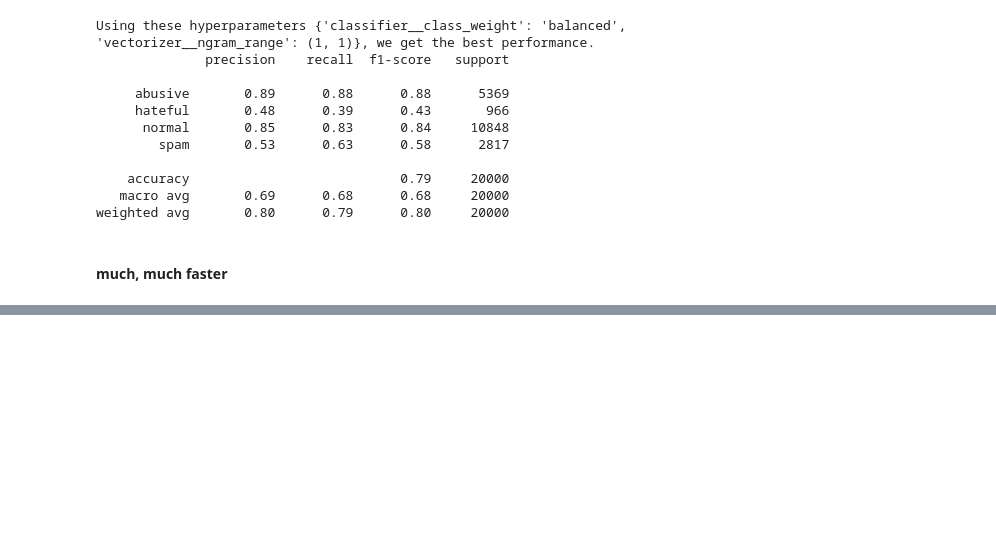
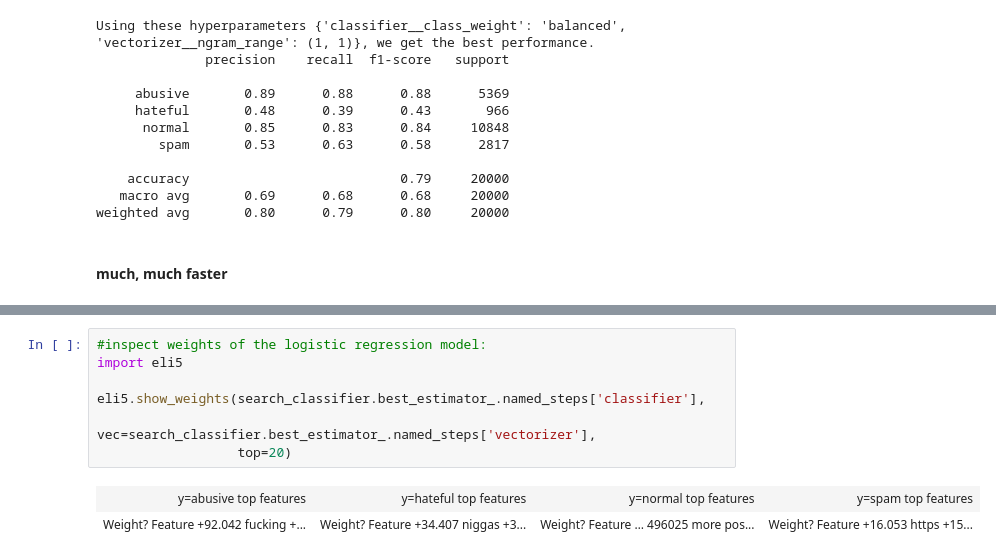
Before and after one commit to annekroon/gesis-machine-learning, a Jupyter notebook: fall-2025/fall-2025_exercises/day4/exercises/exercise-afternoon/challenge-solution-f1-score.ipynb, the cells around one changed output, grey strips where cells are left out. Drawn from its saved outputs; the diff is of its cells as text; blank space fills up the shorter version.

```diff
--- a/fall-2025/fall-2025_exercises/day4/exercises/exercise-afternoon/challenge-solution-f1-score.ipynb
+++ b/fall-2025/fall-2025_exercises/day4/exercises/exercise-afternoon/challenge-solution-f1-score.ipynb
@@ -362,0 +414,10 @@ weighted avg       0.80      0.80      0.80     20000
+# %%
+#inspect weights of the logistic regression model:
+import eli5
+
+eli5.show_weights(search_classifier.best_estimator_.named_steps['classifier'],
+                  vec=search_classifier.best_estimator_.named_steps['vectorizer'],
+                  top=20)
+# %% [output]
+| y=abusive top features | y=hateful top features | y=normal top features | y=spam top features |
+| Weight? Feature +92.042 fucking +... | Weight? Feature +34.407 niggas +3... | Weight? Feature … 496025 more pos... | Weight? Feature +16.053 https +15... |
```
Also changed, not shown: parts of 5 cells of this notebook.
